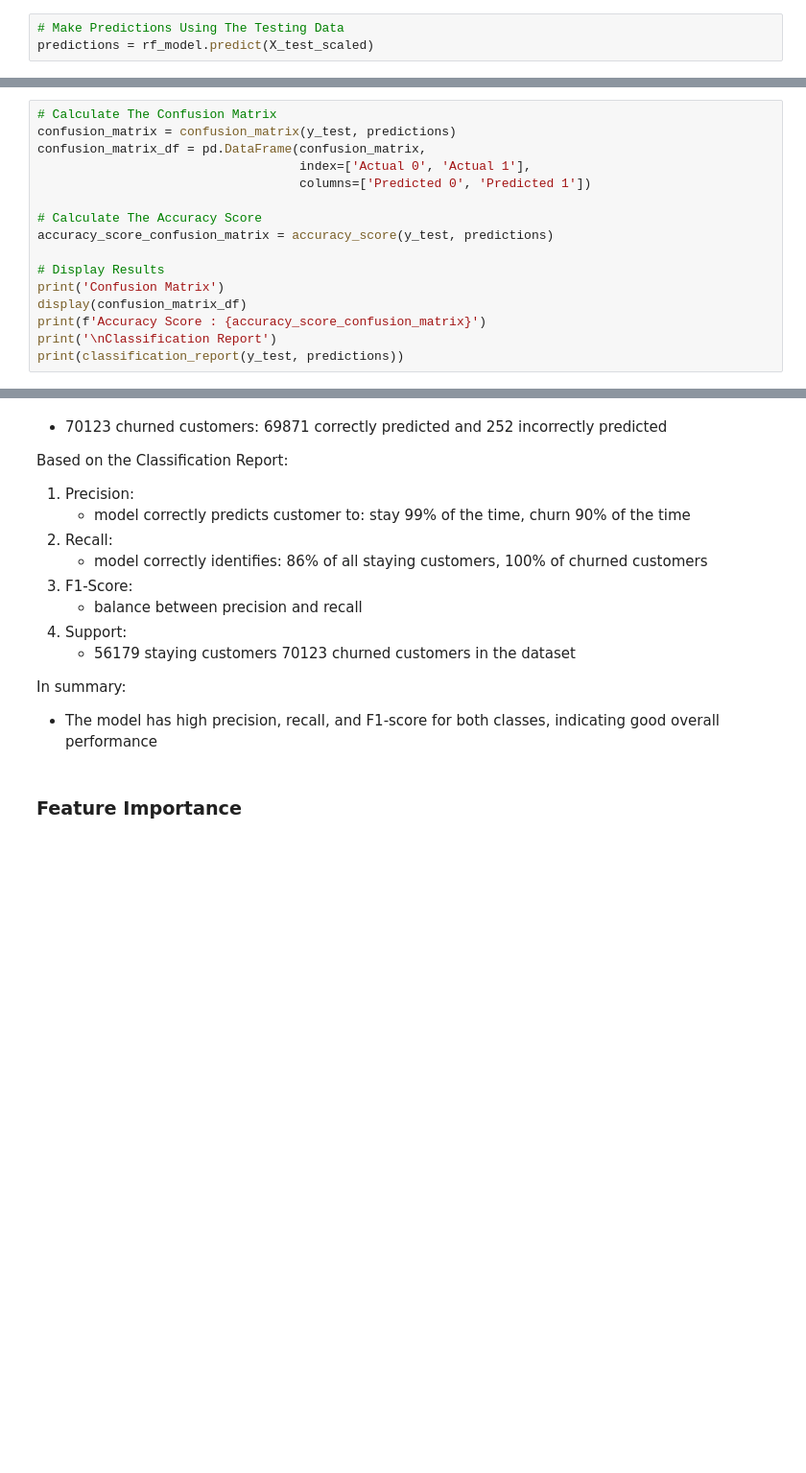
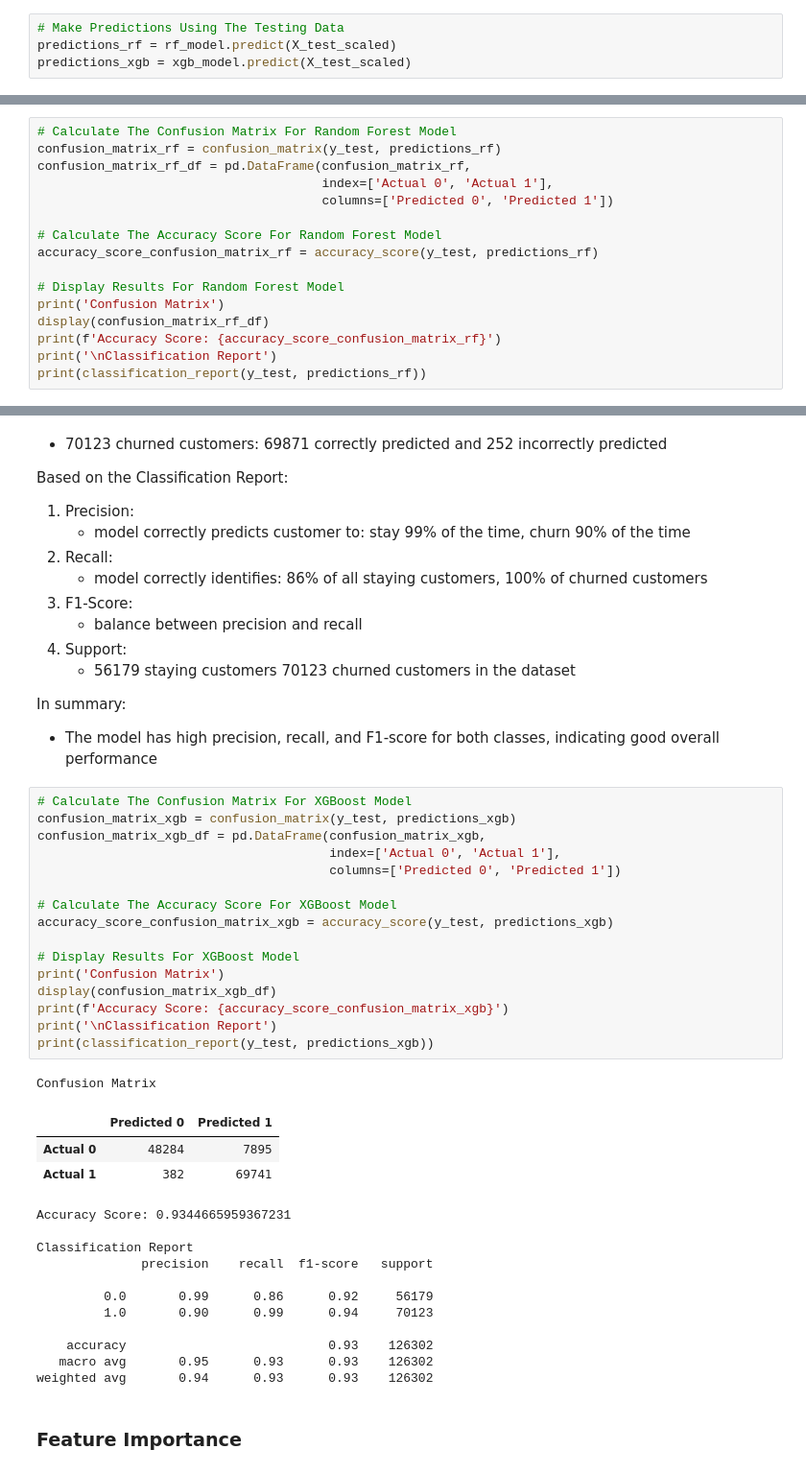
Before and after one commit to carojasp12/Customer_Churn, a Jupyter notebook: Algorithms/Random_Forest.ipynb, the cells around one changed output, grey strips where cells are left out. Shown at 96% size. Saved outputs shown, nothing was run; the diff lists cells and outputs as text; blank space fills up the shorter version.

```diff
--- a/Algorithms/Random_Forest.ipynb
+++ b/Algorithms/Random_Forest.ipynb
@@ -68,24 +79,25 @@ rf_model = rf_model.fit(X_train_scaled, y_train)
 # %%
 # Make Predictions Using The Testing Data
-predictions = rf_model.predict(X_test_scaled)
+predictions_rf = rf_model.predict(X_test_scaled)
+predictions_xgb = xgb_model.predict(X_test_scaled)
 # %% [markdown]
 ### Model Evaluation: Confusion Matrix and Classification Report ###
 # %%
-# Calculate The Confusion Matrix
-confusion_matrix = confusion_matrix(y_test, predictions)
-confusion_matrix_df = pd.DataFrame(confusion_matrix,
-                                   index=['Actual 0', 'Actual 1'],
-                                   columns=['Predicted 0', 'Predicted 1'])
+# Calculate The Confusion Matrix For Random Forest Model
+confusion_matrix_rf = confusion_matrix(y_test, predictions_rf)
+confusion_matrix_rf_df = pd.DataFrame(confusion_matrix_rf,
+                                      index=['Actual 0', 'Actual 1'],
+                                      columns=['Predicted 0', 'Predicted 1'])
 
-# Calculate The Accuracy Score
-accuracy_score_confusion_matrix = accuracy_score(y_test, predictions)
+# Calculate The Accuracy Score For Random Forest Model
+accuracy_score_confusion_matrix_rf = accuracy_score(y_test, predictions_rf)
 
-# Display Results
+# Display Results For Random Forest Model
 print('Confusion Matrix')
-display(confusion_matrix_df)
-print(f'Accuracy Score : {accuracy_score_confusion_matrix}')
+display(confusion_matrix_rf_df)
+print(f'Accuracy Score: {accuracy_score_confusion_matrix_rf}')
 print('\nClassification Report')
-print(classification_report(y_test, predictions))
+print(classification_report(y_test, predictions_rf))
 # %% [output]
 Confusion Matrix
 |  | Predicted 0 | Predicted 1 |
@@ -119,6 +131,38 @@ Based on the Classification Report:
 
 In summary:
   - The model has high precision, recall, and F1-score for both classes, indicating good overall performance
+# %%
+# Calculate The Confusion Matrix For XGBoost Model
+confusion_matrix_xgb = confusion_matrix(y_test, predictions_xgb)
+confusion_matrix_xgb_df = pd.DataFrame(confusion_matrix_xgb,
+                                       index=['Actual 0', 'Actual 1'],
+                                       columns=['Predicted 0', 'Predicted 1'])
+
+# Calculate The Accuracy Score For XGBoost Model
+accuracy_score_confusion_matrix_xgb = accuracy_score(y_test, predictions_xgb)
+
+# Display Results For XGBoost Model
+print('Confusion Matrix')
+display(confusion_matrix_xgb_df)
+print(f'Accuracy Score: {accuracy_score_confusion_matrix_xgb}')
+print('\nClassification Report')
+print(classification_report(y_test, predictions_xgb))
+# %% [output]
+Confusion Matrix
+|  | Predicted 0 | Predicted 1 |
+| Actual 0 | 48284 | 7895 |
+| Actual 1 | 382 | 69741 |
+Accuracy Score: 0.9344665959367231
+
+Classification Report
+              precision    recall  f1-score   support
+
+         0.0       0.99      0.86      0.92     56179
+         1.0       0.90      0.99      0.94     70123
+
+    accuracy                           0.93    126302
+   macro avg       0.95      0.93      0.93    126302
+weighted avg       0.94      0.93      0.93    126302
 # %% [markdown]
 ### Feature Importance ###
 # %%
```
Also changed, not shown: parts of 9 cells of this notebook, 7 other files.
